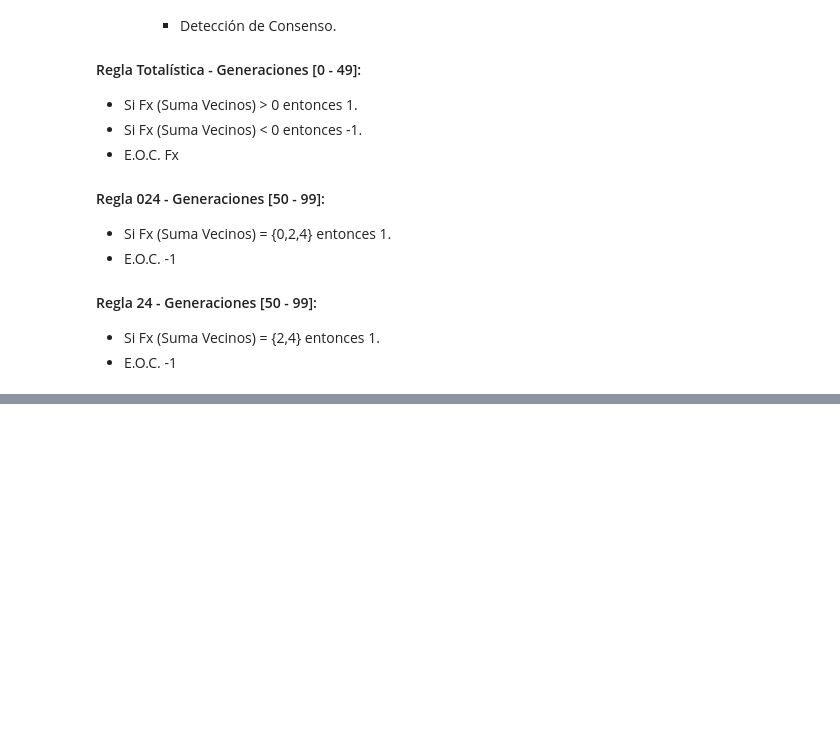
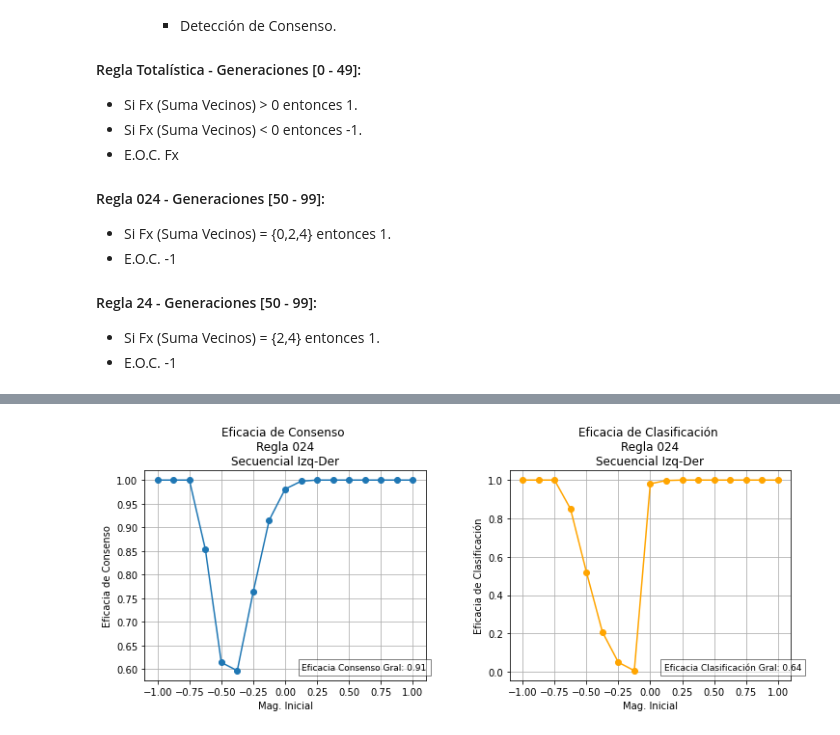
Before and after one commit to educarrascov/DISC_Complex, a Jupyter notebook: Script Prueba/4. Tarea Final/Pruebas Bidimensionales.ipynb, the cells around one changed output, grey strips where cells are left out. Drawn from its saved outputs; the diff is of its cells as text; code cells hidden in the pictures; blank space fills up the shorter version.

```diff
--- a/Script Prueba/4. Tarea Final/Pruebas Bidimensionales.ipynb
+++ b/Script Prueba/4. Tarea Final/Pruebas Bidimensionales.ipynb
@@ -3178,0 +3810,18 @@ for i, automata in enumerate(automatas_celulares):
+# %%
+# Calcular las sumas de las columnas
+suma_cantidad = tabla['Cantidad Total'].sum()
+suma_fin_neg_1 = tabla['Mag. Final -1'].sum()
+suma_fin_1 = tabla['Mag. Final 1'].sum()
+suma_fin_otro = tabla['Mag. Final Otro'].sum()
+
+# Crear un nuevo DataFrame con la fila de sumas
+fila_suma = pd.DataFrame({'Mag. Inicial': ['Suma'],
+                          'Cantidad Total': [suma_cantidad],
+                          'Mag. Final -1': [suma_fin_neg_1],
+                          'Mag. Final 1': [suma_fin_1],
+                          'Mag. Final Otro': [suma_fin_otro],
+                          'Eficacia de Consenso': [None],
+                          'Eficacia de Clasificación': [None]})
+
+# Concatenar la fila de sumas al DataFrame 'tabla'
+tabla = pd.concat([tabla, fila_suma], ignore_index=True)
@@ -3178,0 +3848,46 @@ for i, automata in enumerate(automatas_celulares):
+# %%
+def generar_graficos(tabla):
+    # Eliminar la última fila con la suma de las columnas
+    tabla_sin_total = tabla[:-1]
+
+    # Calcular la Eficacia de Consenso general
+    eficacia_consenso_general = (tabla.loc[tabla.index[-1], 'Mag. Final -1'] +
+                                 tabla.loc[tabla.index[-1],
+                                 'Mag. Final 1']) / tabla.loc[tabla.index[-1], 'Cantidad Total']
+
+    # Calcular la Eficacia de Clasificación general
+    eficacia_clasificacion_general = sum(tabla_sin_total['Eficacia de Clasificación'] *
+                                         tabla_sin_total['Cantidad Total']) / sum(tabla_sin_total['Cantidad Total'])
+
+
+    # Crear una figura con dos subgráficos, uno al lado del otro
+    fig, (ax1, ax2) = plt.subplots(1, 2, figsize=(12, 4))
+
+    # Crear el primer gráfico: Mag. Inicial vs Eficacia de Consenso
+    ax1.plot(tabla_sin_total['Mag. Inicial'], tabla_sin_total['Eficacia de Consenso'], marker='o', linestyle='-', label='Eficacia de Consenso')
+    ax1.set_xlabel('Mag. Inicial')
+    ax1.set_ylabel('Eficacia de Consenso')
+    ax1.set_title('Eficacia de Consenso \nRegla 024\nSecuencial Izq-Der')
+    ax1.text(0.56, 0.05, f'Eficacia Consenso Gral: {eficacia_consenso_general:.2f}',
+             transform=ax1.transAxes, fontsize=9, bbox=dict(facecolor='white', alpha=0.5))
+    ax1.grid(True)
+
+    # Crear el segundo gráfico: Mag. Inicial vs Eficacia de Clasificación
+    ax2.plot(tabla_sin_total['Mag. Inicial'], tabla_sin_total['Eficacia de Clasificación'], marker='o', linestyle='-', color='orange',
+             label='Eficacia de Clasificación')
+    # Añadir la eficacia de clasificación general al segundo gráfico
+    ax2.text(0.55, 0.05, f'Eficacia Clasificación Gral: {eficacia_clasificacion_general:.2f}',
+             transform=ax2.transAxes, fontsize=9, bbox=dict(facecolor='white', alpha=0.5))
+    ax2.set_xlabel('Mag. Inicial')
+    ax2.set_ylabel('Eficacia de Clasificación')
+    ax2.set_title('Eficacia de Clasificación \nRegla 024\nSecuencial Izq-Der')
+    ax2.grid(True)
+
+    # Ajustar el espacio entre los subgráficos y mostrarlos
+    plt.subplots_adjust(wspace=0.3)
+    plt.show()
+
+# Llamar a la función generar_graficos y pasarle el DataFrame 'tabla'
+generar_graficos(tabla)
+# %% [output]
+[figure, added]
```
Also changed, not shown: parts of 23 cells of this notebook, 5 other files.
